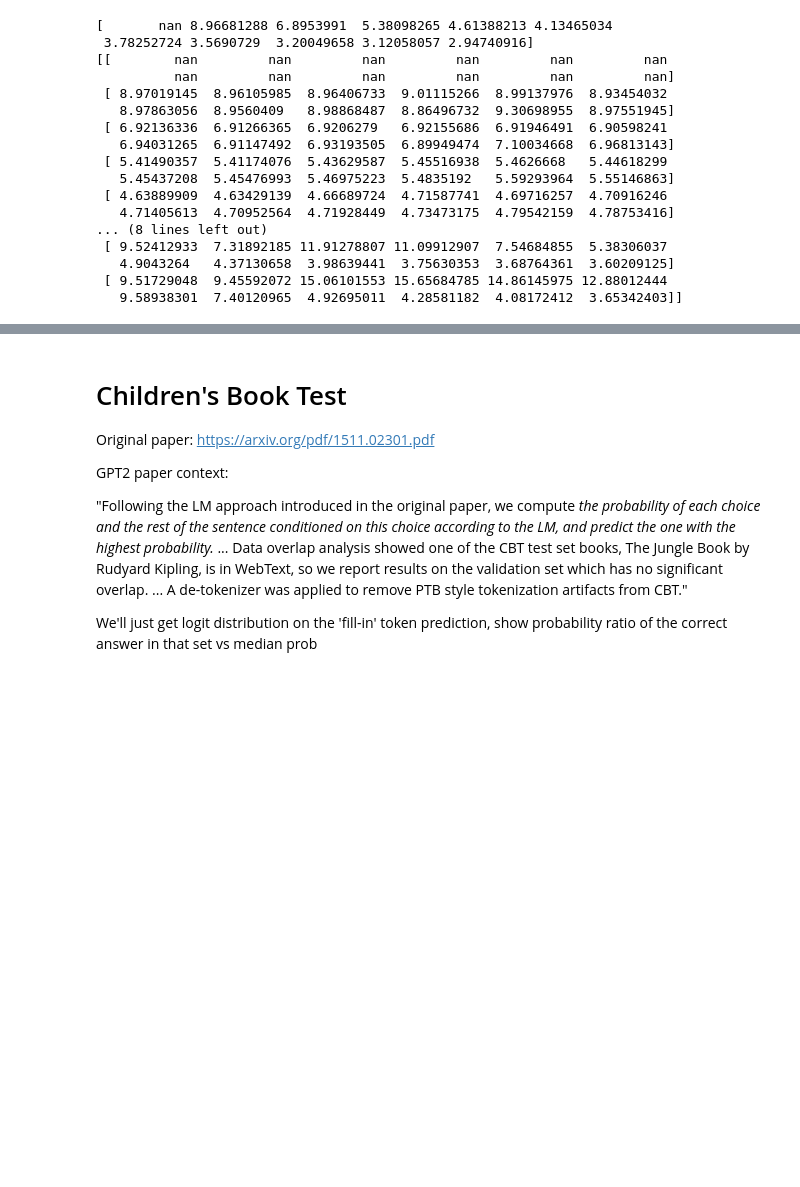
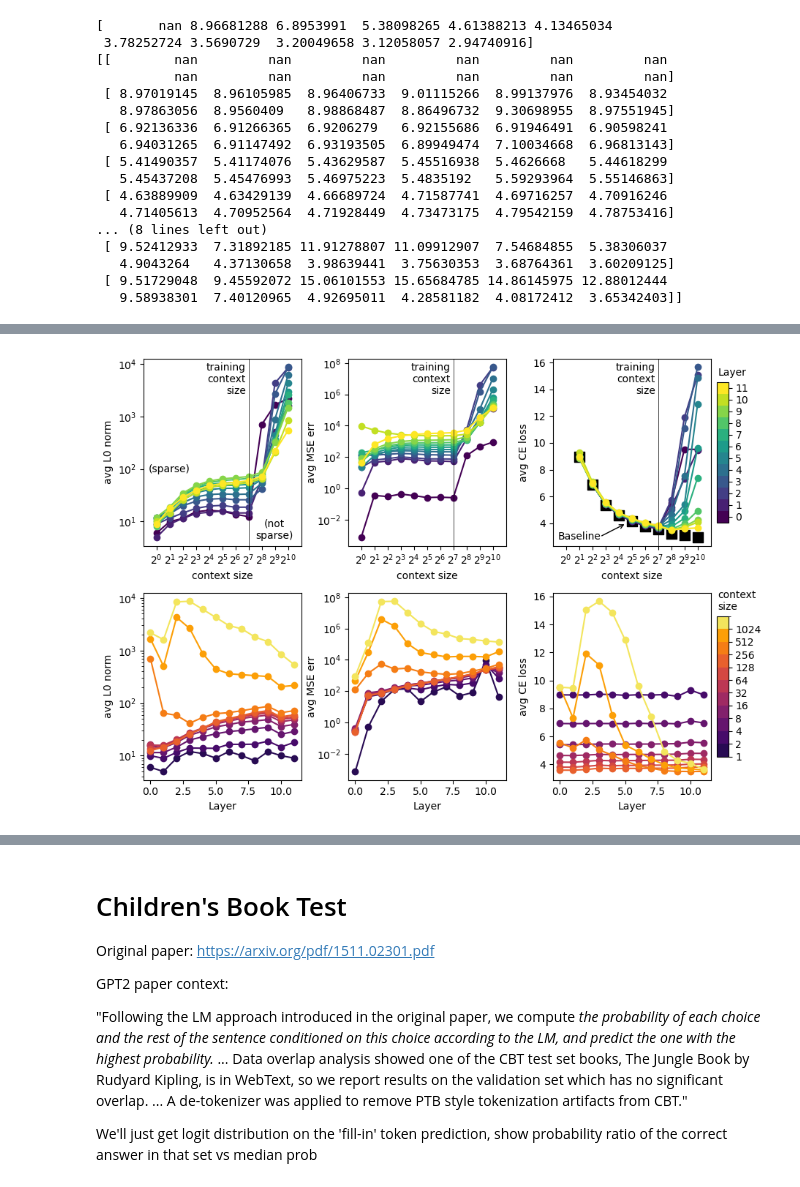
Before and after one commit to evanhanders/sae_validation_blogpost, a Jupyter notebook: gpt2_small_autoencoder_benchmarks.ipynb, the cells around one changed output, grey strips where cells are left out. Saved outputs shown, nothing was run; the diff lists cells and outputs as text; code cells hidden in the pictures; blank space fills up the shorter version.

```diff
--- a/gpt2_small_autoencoder_benchmarks.ipynb
+++ b/gpt2_small_autoencoder_benchmarks.ipynb
@@ -530,3 +541,103 @@ fig.savefig('context_sizes.png', dpi=300, bbox_inches='tight')
 # %%
 #safe df to file for plotting offline if we want to do that sans-gpu
 df.to_csv("context_size_df.csv")
+with open('propagation_blocks.pkl', 'wb') as handle:
+    pickle.dump({'block_mses': block_mses, 'block_l0s': block_l0s, 'block_act_l2s': block_act_l2s}, handle, protocol=pickle.HIGHEST_PROTOCOL)
+# %%
+df = pandas.read_csv('context_size_df.csv')
+cbt_residual_logs = []
+for i in range(len(sparse_encoders_residual)):
+     with open(f'propagation_blocks.pkl', 'rb') as handle:
+         log = pickle.load(handle)
+block_mses = log['block_mses']
+block_l0s = log['block_l0s']
+block_act_l2s = log['block_act_l2s']
+# %%
+fig = plt.figure(figsize=(8, 8*4/5))
+ax1 = fig.add_axes([0,    0.55, 0.27, 0.4])
+ax2 = fig.add_axes([0.35, 0.55, 0.27, 0.4])
+ax3 = fig.add_axes([0.70, 0.55, 0.27, 0.4])
+ax4 = fig.add_axes([0,    0.05, 0.27, 0.4])
+ax5 = fig.add_axes([0.35, 0.05, 0.27, 0.4])
+ax6 = fig.add_axes([0.70, 0.05, 0.27, 0.4])
+cax1 = fig.add_axes([0.98, 0.6, 0.02, 0.3])
+cax2 = fig.add_axes([0.98, 0.1, 0.02, 0.3])
+
+norm = matplotlib.colors.Normalize(vmin=0, vmax=11)
+sm = matplotlib.cm.ScalarMappable(norm=norm, cmap=matplotlib.cm.viridis)
+bounds = [i for i in range(13)]
+colors = matplotlib.colors.ListedColormap([sm.to_rgba(i) for i in bounds])
+norm = matplotlib.colors.BoundaryNorm(bounds, colors.N)
+sm = layer_sm = matplotlib.cm.ScalarMappable(norm=norm, cmap=colors)
+
+for i in range(12):
+    good = df['layer'] == i
+    ax1.plot(df['context_size'][good], df['l0s'][good], 'o-', c=sm.to_rgba(i))
+    ax2.plot(df['context_size'][good], df['mses'][good], 'o-', c=sm.to_rgba(i))
+    ax3.plot(df['context_size'][good], df['loss_reconst'][good], 'o-', c=sm.to_rgba(i))
+# output = ax1.scatter(df['context_size'], df['l0s'], c=df['layer'], cmap=matplotlib.cm.viridis.resampled(12))
+# output = ax2.scatter(df['context_size'], df['mses'], c=df['layer'], cmap=matplotlib.cm.viridis.resampled(12))
+# output = ax3.scatter(df['context_size'], df['loss_reconst'], c=df['layer'], cmap=matplotlib.cm.viridis.resampled(12))
+ax3.scatter(df['context_size'][::len(context_sizes)], df['loss_base'][::len(context_sizes)], c='k', marker='s', s=100)
+cb = plt.colorbar(sm, cax=cax1, norm=norm)
+cax1.tick_params(which='minor', color='w')
+cb.set_ticks([i+0.5 for i in range(12)], labels=[i for i in range(12)])
+
+
+norm = matplotlib.colors.Normalize(vmin=-2, vmax=12)
+sm = matplotlib.cm.ScalarMappable(norm=norm, cmap=matplotlib.cm.inferno)
+bounds = [i for i in range(0, 12)]
+colors = matplotlib.colors.ListedColormap([sm.to_rgba(i) for i in bounds])
+norm = matplotlib.colors.BoundaryNorm(bounds, colors.N)
+sm = context_sm = matplotlib.cm.ScalarMappable(norm=norm, cmap=colors)
+
+for i, c in enumerate(context_sizes):
+    good = df['context_size'] == c
+    ax4.plot(df['layer'][good], df['l0s'][good], 'o-', c=sm.to_rgba(i))
+    ax5.plot(df['layer'][good], df['mses'][good], 'o-', c=sm.to_rgba(i))
+    ax6.plot(df['layer'][good], df['loss_reconst'][good], 'o-', c=sm.to_rgba(i))
+
+# output = ax4.scatter(df['layer'], df['l0s'], c=sm.to_rgba(np.log2(df['context_size'])))#, cmap=matplotlib.cm.inferno.resampled(11))
+# ax5.scatter(df['layer'], df['mses'], c=sm.to_rgba(np.log2(df['context_size'])))
+# ax6.scatter(df['layer'], df['loss_reconst'], c=sm.to_rgba(np.log2(df['context_size'])))
+# ax3.scatter(df['context_size'][::len(context_sizes)], df['loss_base'][::len(context_sizes)], c='k', marker='x', s=50)
+cb = plt.colorbar(sm, cax=cax2, norm=norm)
+
+cb.set_ticks([np.log2(c) for c in context_sizes], labels=context_sizes)
+
+ax1.text(2, 100, '(sparse)', ha='center', va='center')
+ax1.text(500, 7, '(not\nsparse)', ha='center', va='center')
+
+for ax in [ax1, ax4]:
+    ax.set_ylabel('avg L0 norm')
+    ax.set_yscale('log')
+for ax in [ax2, ax5]:
+    ax.set_ylabel('avg MSE err', labelpad=0)
+    ax.set_yscale('log')
+for ax in [ax3, ax6]:
+    ax.set_ylabel('avg CE loss')
+
+for ax in [ax1, ax2, ax3,]:
+    ax.set_xlabel('context size')
+    ax.set_xscale('log')
+    ax.axvline(128, c='k', lw=0.5)
+    ax.text(0.65, 0.98, 'training\ncontext\nsize', ha='right', va='top', transform=ax.transAxes)
+    ax.set_xticks(context_sizes, labels=[r'$2^{{{}}}$'.format(int(np.log2(c))) for c in context_sizes])
+    ax.tick_params(which='minor', color='w')
+    ax.set_xlim(0.5, 2048)
+
+for ax in [ax4, ax5, ax6]:
+    ax.set_xlabel('Layer')
+
+
+ax3.text(2, 3, 'Baseline', ha='center', va='center')
+ax3.annotate("", xy=(24, 4), xytext=(6, 3), arrowprops=dict(arrowstyle="->"))
+
+cax1.text(0.1, 1.03, 'Layer', ha='left', va='bottom', transform=cax1.transAxes)
+cax2.text(0.1, 1.03, 'context\nsize', ha='left', va='bottom', transform=cax2.transAxes)
+
+
+
+fig.savefig('context_sizes.png', dpi=300, bbox_inches='tight')
+# %% [output]
+[figure, added]
```
Also changed, not shown: parts of 15 cells of this notebook, 10 other files.
